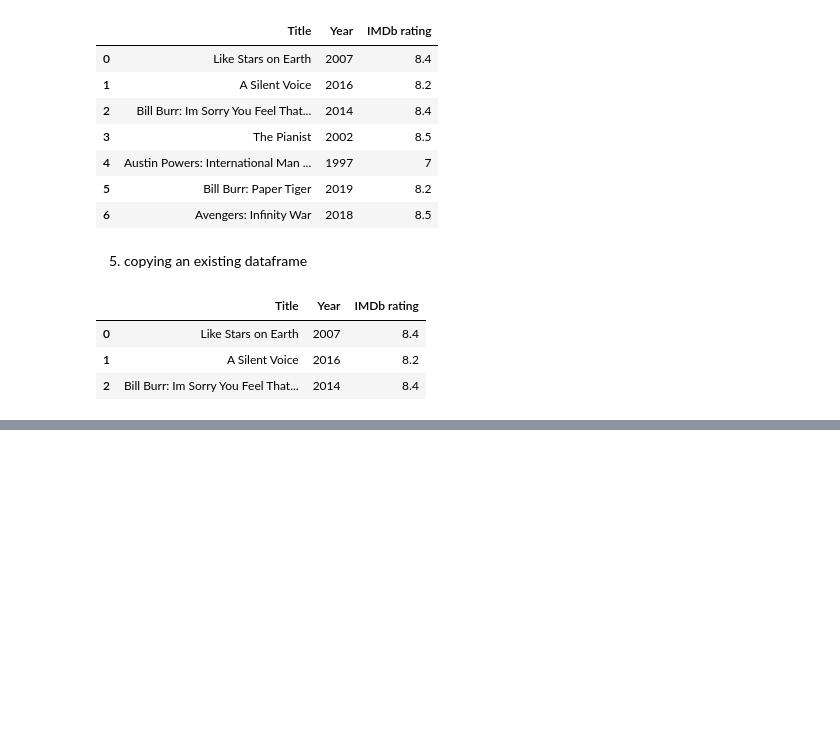
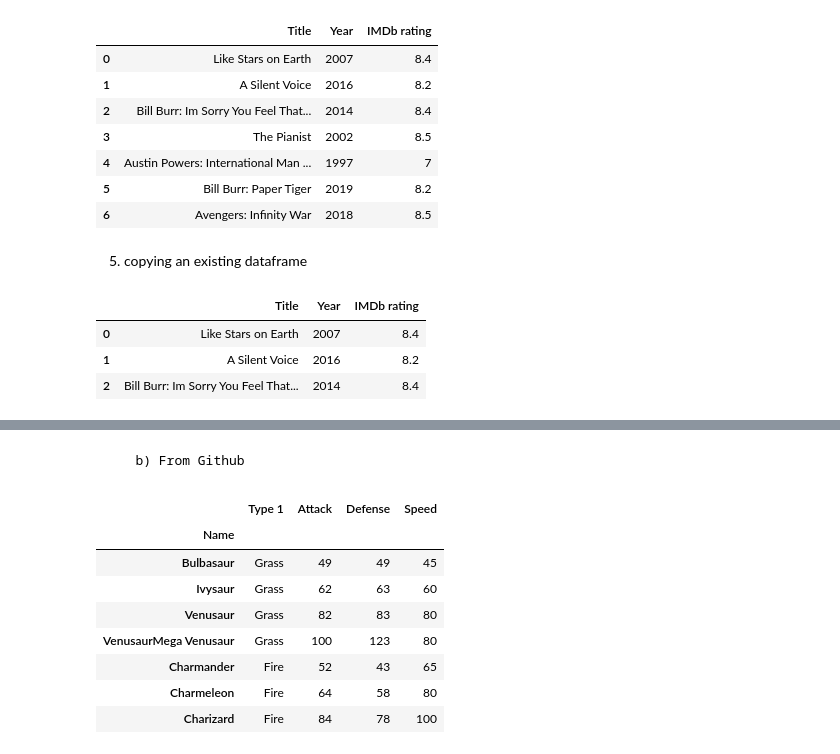
Before and after one commit to shruthi-jay/pandas, a Jupyter notebook: pytho.ipynb, the cells around one changed output, grey strips where cells are left out. Cells and saved outputs as stored; diff of their text form; code cells hidden in the pictures; blank space fills up the shorter version.

```diff
--- a/pytho.ipynb
+++ b/pytho.ipynb
@@ -251,0 +276,16 @@ df1
+# %% [markdown]
+       b) From Github
+# %%
+path='https://raw.githubusercontent.com/shruthi-jay/pandas/main/Pokemon.csv'
+pokemon_df = pd.read_csv(path,sep = ',', header = 'infer', index_col ='Name', usecols = ['Name','Type 1','Attack','Defense','Speed'])
+pokemon_df.head(7)
+# %% [output]
+|  | Type 1 | Attack | Defense | Speed |
+| Name |  |  |  |  |
+| Bulbasaur | Grass | 49 | 49 | 45 |
+| Ivysaur | Grass | 62 | 63 | 60 |
+| Venusaur | Grass | 82 | 83 | 80 |
+| VenusaurMega Venusaur | Grass | 100 | 123 | 80 |
+| Charmander | Fire | 52 | 43 | 65 |
+| Charmeleon | Fire | 64 | 58 | 80 |
+| Charizard | Fire | 84 | 78 | 100 |
```
Also changed, not shown: parts of 5 cells of this notebook.
